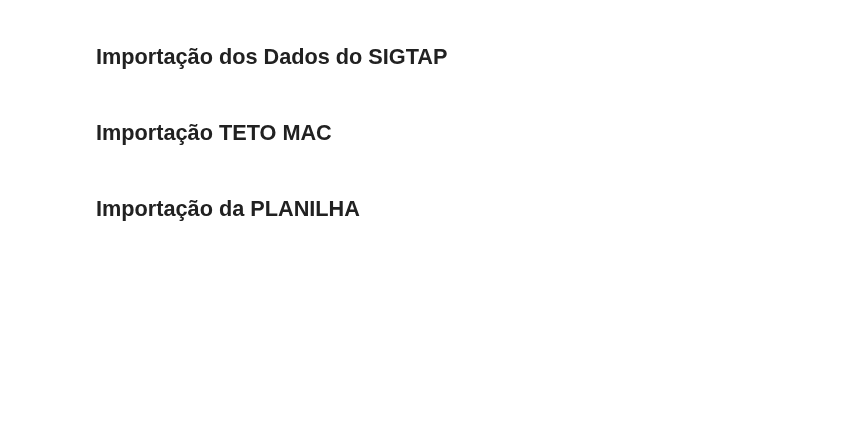
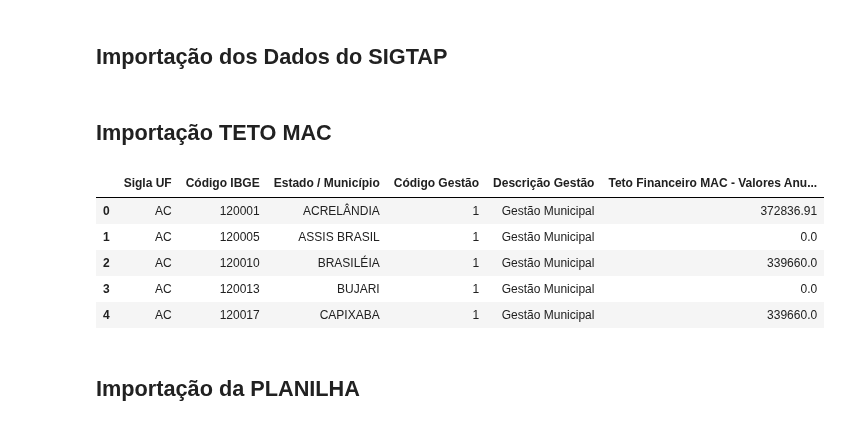
Before and after one commit to otavioaugust1/BOT_PORTARIA-90, a Jupyter notebook: validador.ipynb, the cells around one changed output. Drawn from its saved outputs; the diff is of its cells as text; code cells hidden in the pictures; blank space fills up the shorter version.

```diff
--- a/validador.ipynb
+++ b/validador.ipynb
@@ -34,6 +61,16 @@ df_cnes_servicos.head()
 ## Importação dos Dados do SIGTAP
 # %% [markdown]
 ## Importação TETO MAC
+# %%
+df_teto = pd.read_csv('BASE\TETO\TETO_MAC.csv', sep=';', encoding='latin-1', dtype=str)
+df_teto.head()
+# %% [output]
+|  | Sigla UF | Código IBGE | Estado / Município | Código Gestão | Descrição Gestão | Teto Financeiro MAC - Valores Anu... |
+| 0 | AC | 120001 | ACRELÂNDIA | 1 | Gestão Municipal | 372836.91 |
+| 1 | AC | 120005 | ASSIS BRASIL | 1 | Gestão Municipal | 0.0 |
+| 2 | AC | 120010 | BRASILÉIA | 1 | Gestão Municipal | 339660.0 |
+| 3 | AC | 120013 | BUJARI | 1 | Gestão Municipal | 0.0 |
+| 4 | AC | 120017 | CAPIXABA | 1 | Gestão Municipal | 339660.0 |
 # %% [markdown]
 ## Importação da PLANILHA
 # %%
```
Also changed, not shown: parts of 18 cells of this notebook, 7 other files.
